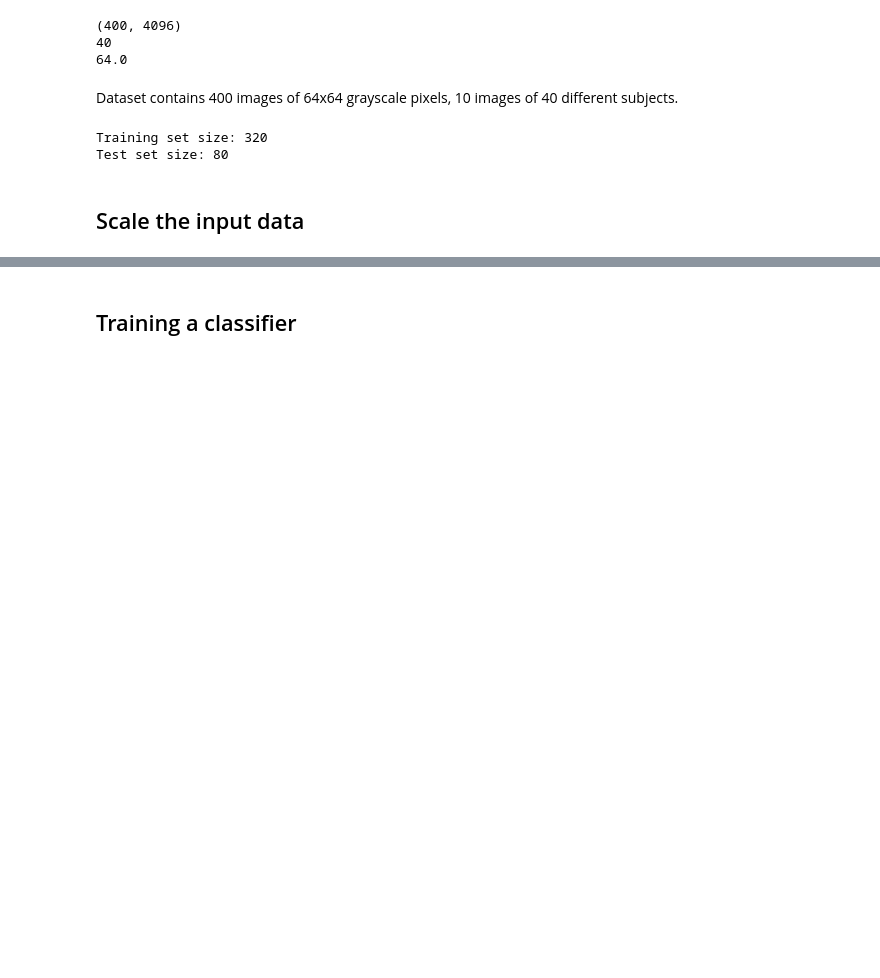
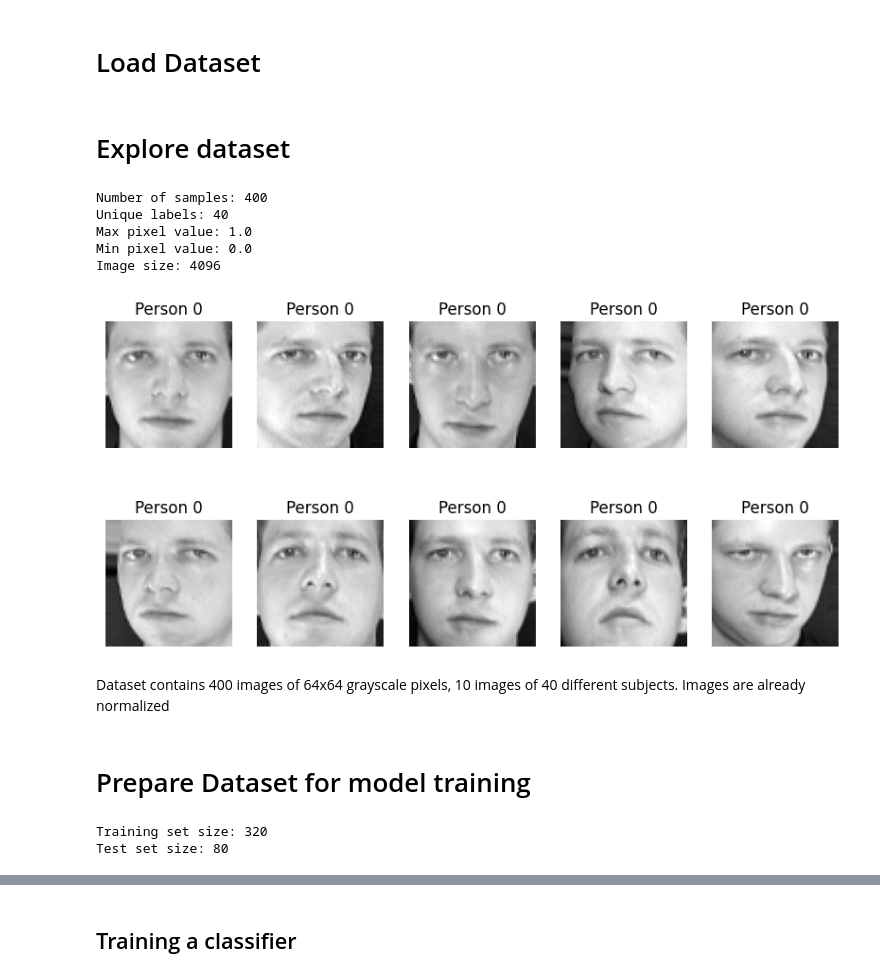
Before and after one commit to oscaru21/COMP257, a Jupyter notebook: Clustering/OscarUmanaCOMP257001_Lab2.ipynb, the cells around one changed output, grey strips where cells are left out. Drawn from its saved outputs; the diff is of its cells as text; code cells hidden in the pictures; blank space fills up the shorter version.

```diff
--- a/Clustering/OscarUmanaCOMP257001_Lab2.ipynb
+++ b/Clustering/OscarUmanaCOMP257001_Lab2.ipynb
@@ -1,3 +1,5 @@
+# %% [markdown]
+# Load Dataset
 # %%
 from sklearn.datasets import fetch_olivetti_faces
 # %%
@@ -7,18 +9,36 @@ faces = fetch_olivetti_faces()
 # Access the images and target labels
 X = faces.data
 y = faces.target
-# %%
-import math
-
-print(X.shape)
-print(len(set(y)))
-print(math.sqrt(X.shape[1]))
-# %% [output]
-(400, 4096)
-40
-64.0
+# %% [markdown]
+# Explore dataset
+# %%
+import math
+
+print(f"Number of samples: {X.shape[0]}")
+print(f"Unique labels: {len(set(y))}")
+print(f"Max pixel value: {X.max()}")
+print(f"Min pixel value: {X.min()}")
+print(f"Image size: {X.shape[1]}")
+
+# first 10 images
+import matplotlib.pyplot as plt
+
+fig, axes = plt.subplots(2, 5, figsize=(10, 5))
+for i, ax in enumerate(axes.flat):
+    ax.imshow(X[i].reshape(64, 64), cmap='gray')
+    ax.set_title(f"Person {y[i]}")
+    ax.axis('off')
+# %% [output]
+Number of samples: 400
+Unique labels: 40
+Max pixel value: 1.0
+Min pixel value: 0.0
+Image size: 4096
+[figure, added]
 # %% [markdown]
-Dataset contains 400 images of 64x64 grayscale pixels, 10 images of 40 different subjects.
+Dataset contains 400 images of 64x64 grayscale pixels, 10 images of 40 different subjects. Images are already normalized
+# %% [markdown]
+# Prepare Dataset for model training
 # %%
 from sklearn.model_selection import train_test_split
 
@@ -29,5 +49,3 @@ print(f"Test set size: {len(X_test)}")
 # %% [output]
 Training set size: 320
 Test set size: 80
-# %% [markdown]
-## Scale the input data
```
Also changed, not shown: parts of 25 cells of this notebook, 1 other file.
